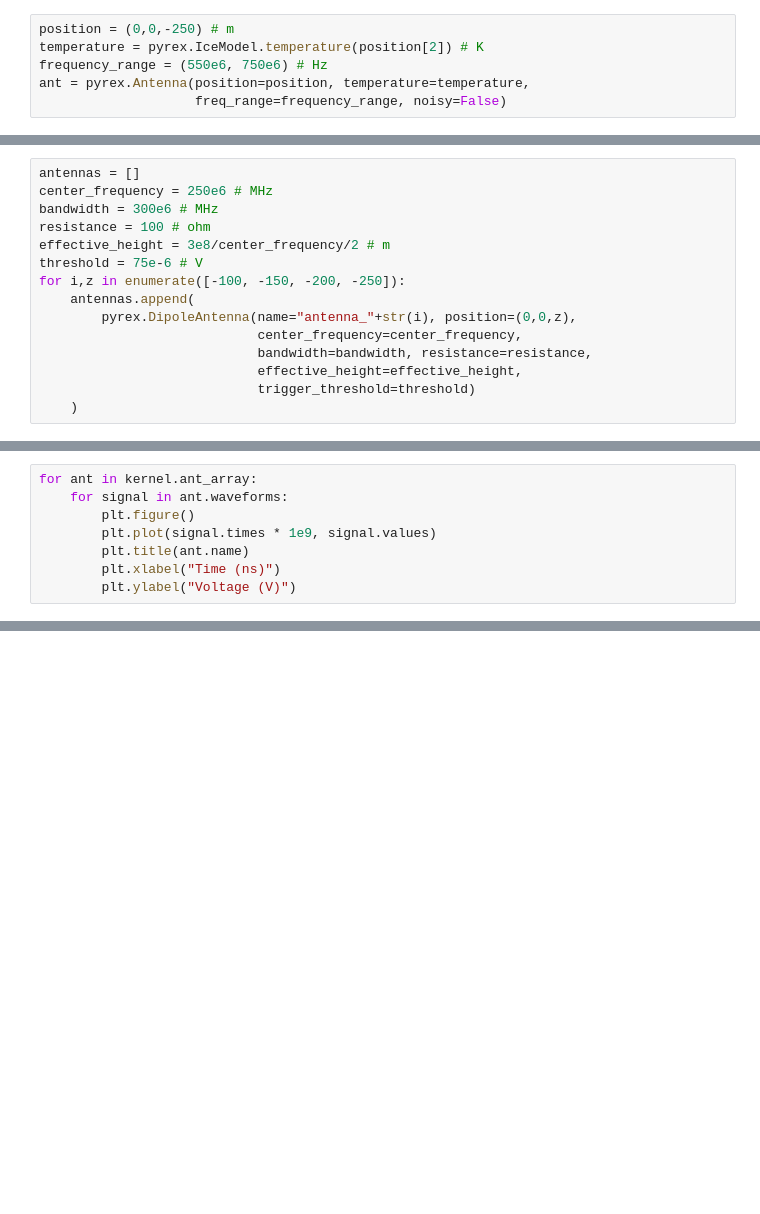
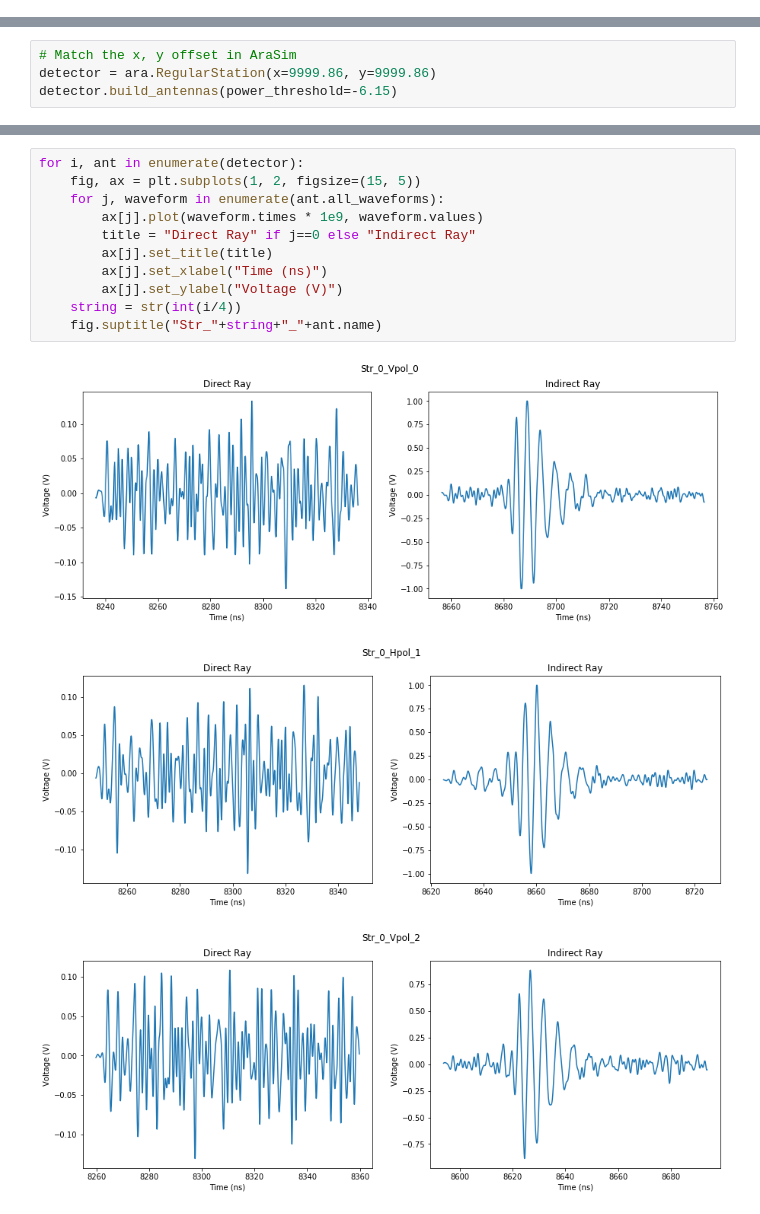
Before and after one commit to bhokansonfasig/pyrex, a Jupyter notebook: examples/PyREx Demo.ipynb, the cells around one changed output, grey strips where cells are left out. Drawn from its saved outputs; the diff is of its cells as text; blank space fills up the shorter version.

```diff
--- a/examples/PyREx Demo.ipynb
+++ b/examples/PyREx Demo.ipynb
@@ -93,6 +0,0 @@ pyrex.Antenna?
-# %%
-position = (0,0,-250) # m
-temperature = pyrex.IceModel.temperature(position[2]) # K
-frequency_range = (550e6, 750e6) # Hz
-ant = pyrex.Antenna(position=position, temperature=temperature,
-                    freq_range=frequency_range, noisy=False)
@@ -211,15 +0,0 @@ generator = pyrex.ShadowGenerator(dx=width, dy=width, dz=depth,
-# %%
-antennas = []
-center_frequency = 250e6 # MHz
-bandwidth = 300e6 # MHz
-resistance = 100 # ohm
-effective_height = 3e8/center_frequency/2 # m
-threshold = 75e-6 # V
-for i,z in enumerate([-100, -150, -200, -250]):
-    antennas.append(
-        pyrex.DipoleAntenna(name="antenna_"+str(i), position=(0,0,z),
-                            center_frequency=center_frequency,
-                            bandwidth=bandwidth, resistance=resistance,
-                            effective_height=effective_height,
-                            trigger_threshold=threshold)
-    )
@@ -242,8 +0,0 @@ Generated 18 particles before triggering
-# %%
-for ant in kernel.ant_array:
-    for signal in ant.waveforms:
-        plt.figure()
-        plt.plot(signal.times * 1e9, signal.values)
-        plt.title(ant.name)
-        plt.xlabel("Time (ns)")
-        plt.ylabel("Voltage (V)")
@@ -253,0 +47,4 @@ for ant in kernel.ant_array:
+# %%
+# Match the x, y offset in AraSim
+detector = ara.RegularStation(x=9999.86, y=9999.86)
+detector.build_antennas(power_threshold=-6.15)
@@ -253,0 +65,15 @@ for ant in kernel.ant_array:
+# %%
+for i, ant in enumerate(detector):
+    fig, ax = plt.subplots(1, 2, figsize=(15, 5))
+    for j, waveform in enumerate(ant.all_waveforms):
+        ax[j].plot(waveform.times * 1e9, waveform.values)
+        title = "Direct Ray" if j==0 else "Indirect Ray"
+        ax[j].set_title(title)
+        ax[j].set_xlabel("Time (ns)")
+        ax[j].set_ylabel("Voltage (V)")
+    string = str(int(i/4))
+    fig.suptitle("Str_"+string+"_"+ant.name)
+# %% [output]
+[figure, added]
+[figure, added]
+[figure, added]
```
Also changed, not shown: parts of 107 cells of this notebook.
